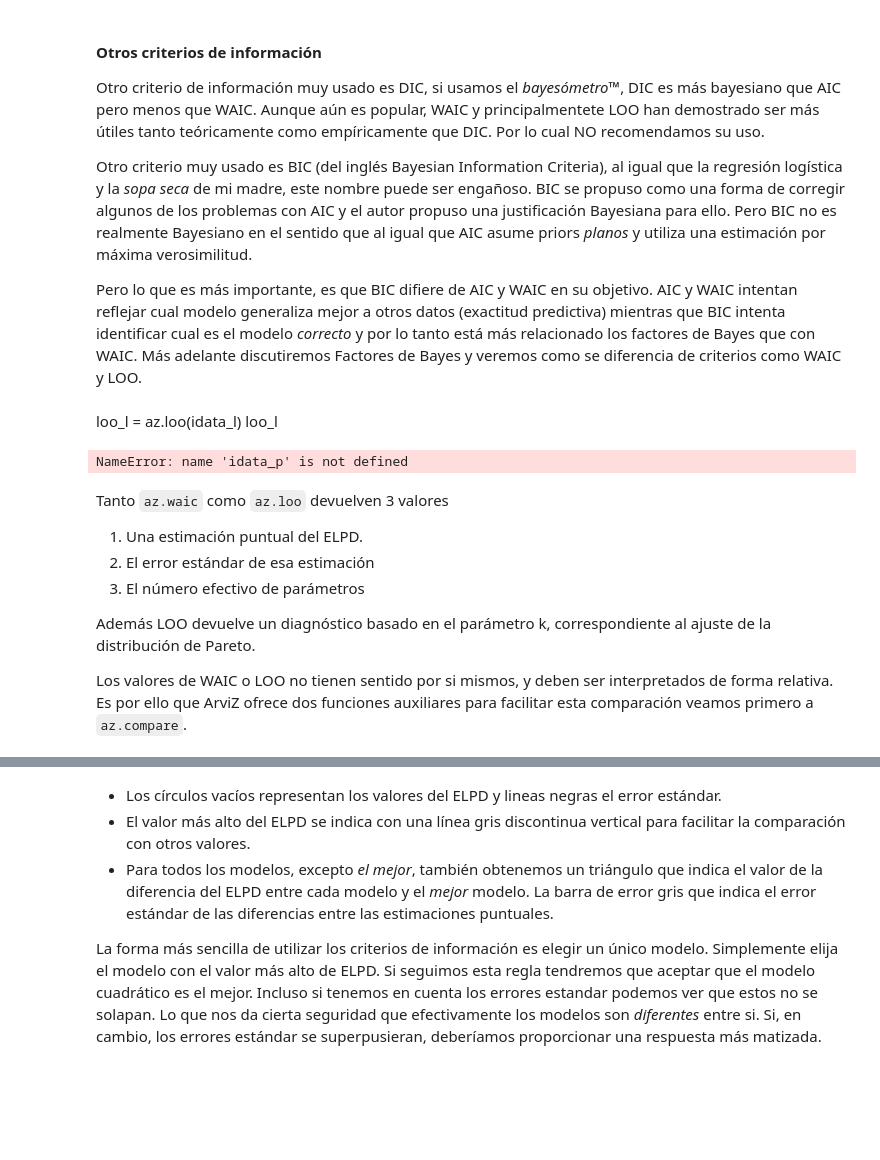
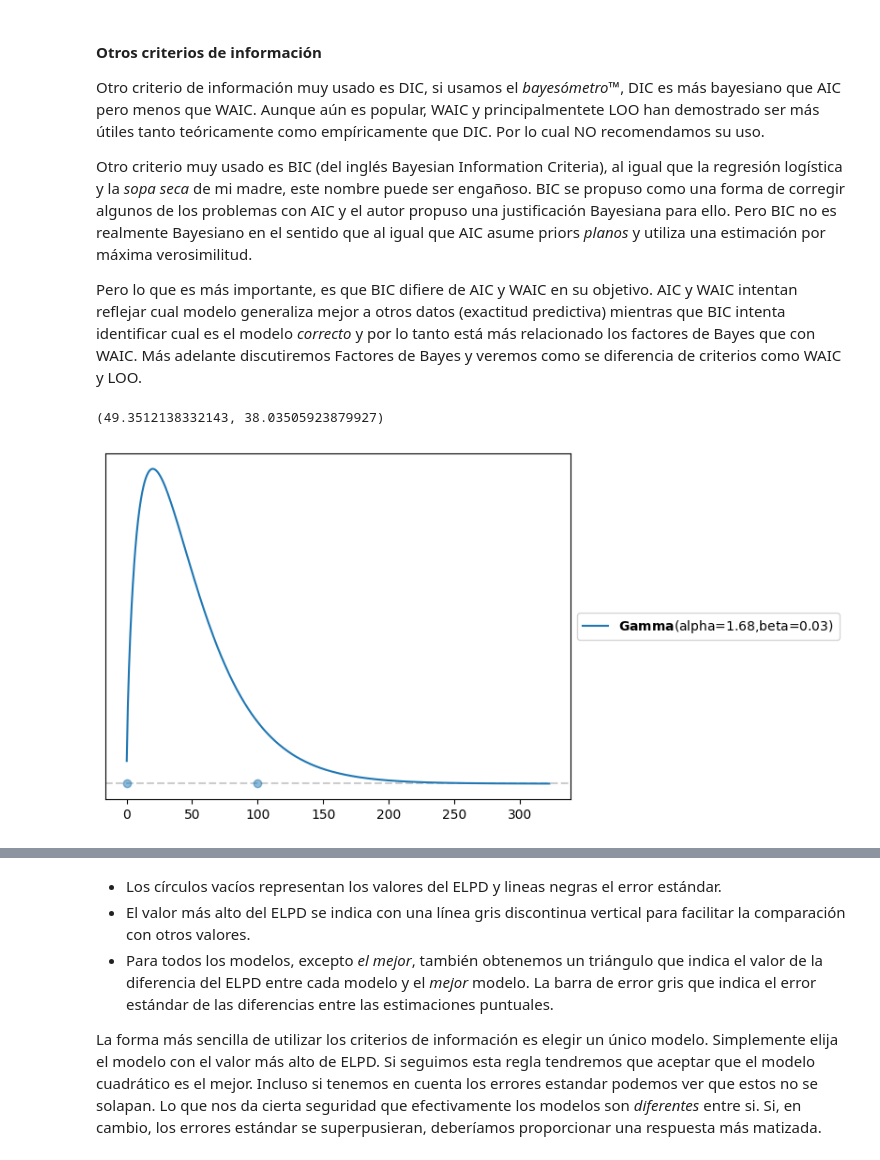
Before and after one commit to LCD-UNSAM/estadistica_e_inferencia_II, a Jupyter notebook: 04_Flujo_de_trabajo_bayesiano.ipynb, the cells around one changed output, grey strips where cells are left out. Cells and saved outputs as stored; diff of their text form; code cells hidden in the pictures; blank space fills up the shorter version.

```diff
--- a/04_Flujo_de_trabajo_bayesiano.ipynb
+++ b/04_Flujo_de_trabajo_bayesiano.ipynb
@@ -566,21 +637,10 @@ Otro criterio de información muy usado es DIC, si usamos el *bayesómetro™*,
 Otro criterio muy usado es BIC (del inglés Bayesian Information Criteria), al igual que la regresión logística y la *sopa seca* de mi madre, este nombre puede ser engañoso. BIC se propuso como una forma de corregir algunos de los problemas con AIC y el autor propuso una justificación Bayesiana para ello. Pero BIC no es realmente Bayesiano en el sentido que al igual que AIC asume priors *planos* y utiliza una estimación por máxima verosimilitud.
 
 Pero lo que es más importante, es que BIC difiere de AIC y WAIC en su objetivo. AIC y WAIC intentan reflejar cual modelo generaliza mejor a otros datos (exactitud predictiva) mientras que BIC intenta identificar cual es el modelo _correcto_ y por lo tanto está más relacionado los factores de Bayes que con WAIC. Más adelante discutiremos Factores de Bayes y veremos como se diferencia de criterios como WAIC y LOO.
-# %% [markdown]
-loo_l = az.loo(idata_l)
-loo_l
-# %%
-loo_p = az.loo(idata_p)
-loo_p
-# %% [output]
-NameError: name 'idata_p' is not defined
-# %% [markdown]
-Tanto `az.waic` como `az.loo` devuelven 3 valores
-
-1. Una estimación puntual del ELPD.
-2. El error estándar de esa estimación
-3. El número efectivo de parámetros
-
-Además LOO devuelve un diagnóstico basado en el parámetro k, correspondiente al ajuste de la distribución de Pareto.
-
-Los valores de WAIC o LOO no tienen sentido por si mismos, y deben ser interpretados de forma relativa. Es por ello que ArviZ ofrece dos funciones auxiliares para facilitar esta comparación veamos primero a `az.compare`.
+# %%
+dist= pz.Gamma()
+pz.maxent(dist, 0, 100, 0.9)
+dist.mu,  dist.sigma
+# %% [output]
+(49.3512138332143, 38.03505923879927)
+[figure, added]
```
Also changed, not shown: parts of 28 cells of this notebook, 4 other files.
